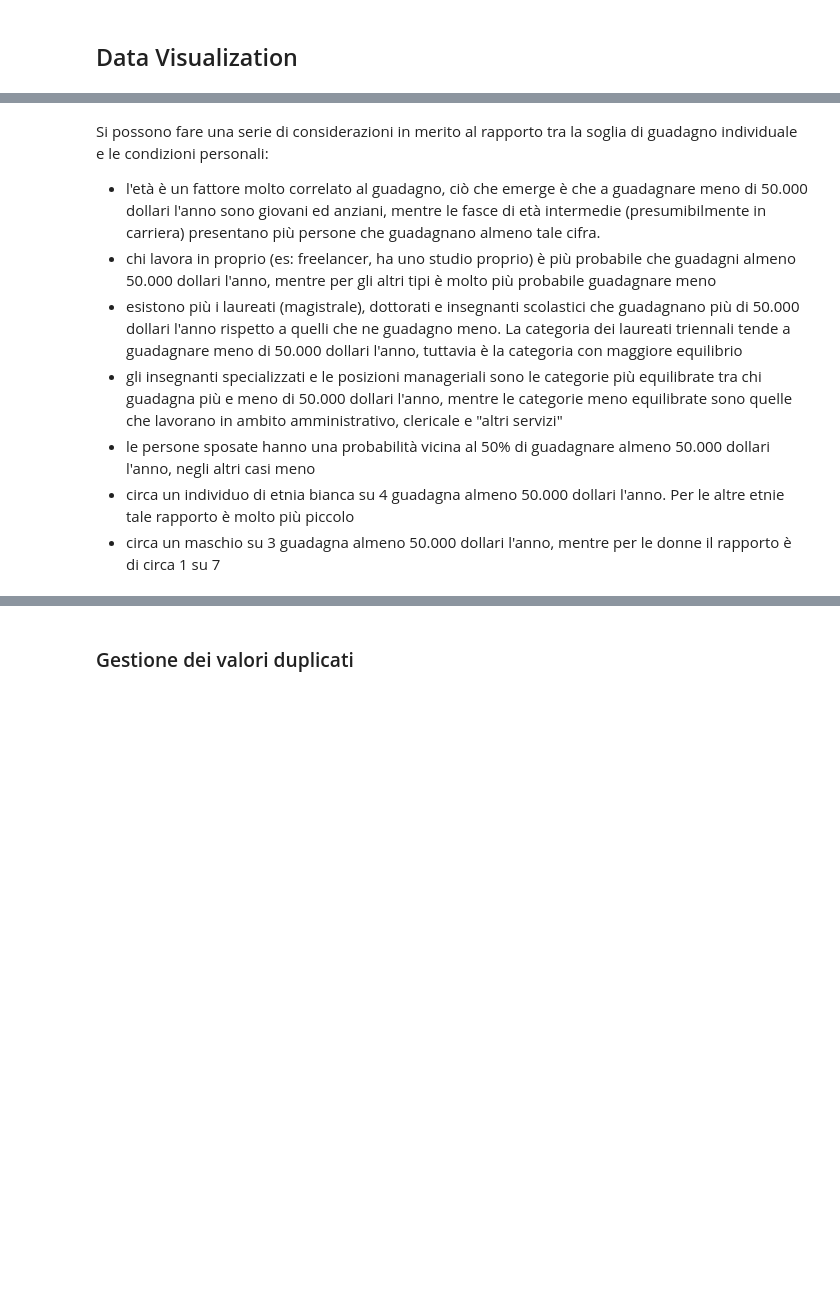
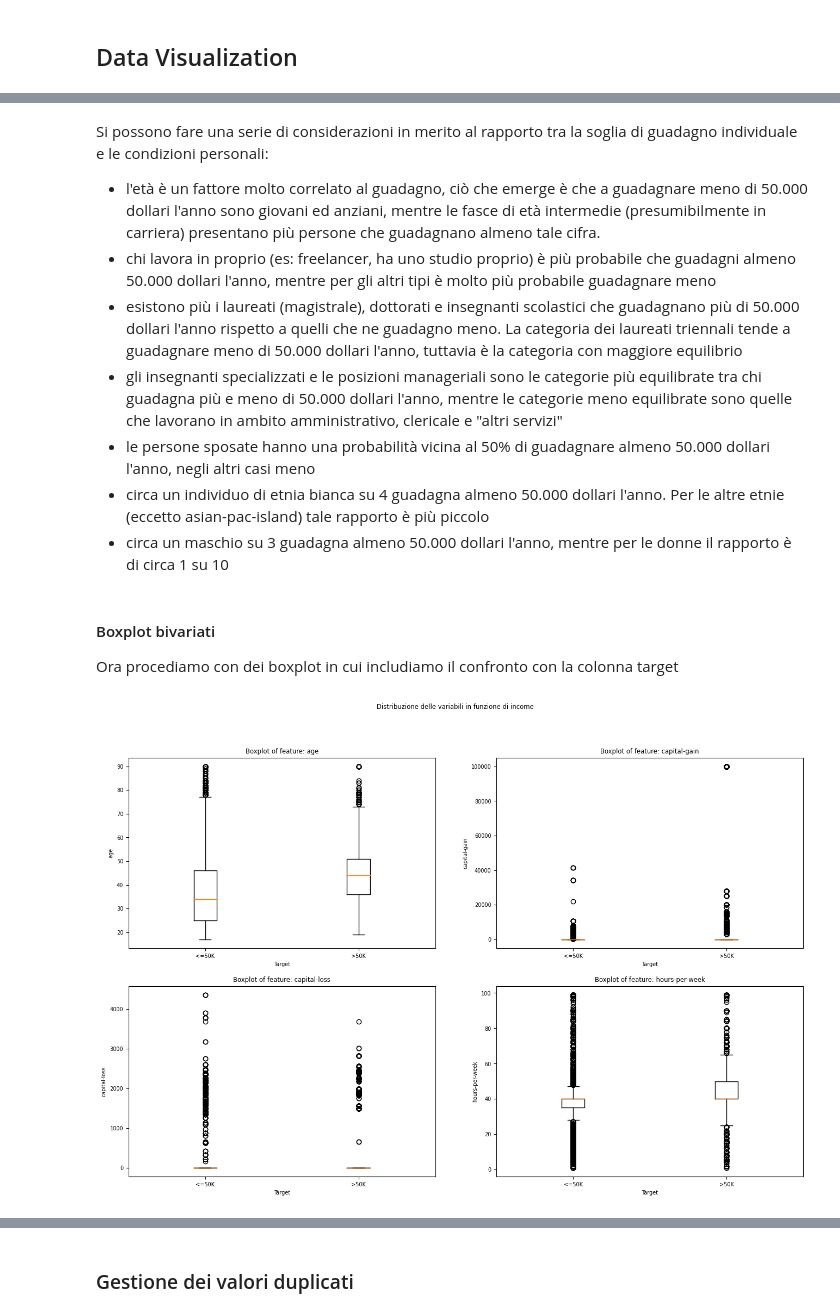
Before and after one commit to NicoSanse/ML_Project, a Jupyter notebook: Project.ipynb, the cells around one changed output, grey strips where cells are left out. Cells and saved outputs as stored; diff of their text form; code cells hidden in the pictures; blank space fills up the shorter version.

```diff
--- a/Project.ipynb
+++ b/Project.ipynb
@@ -384,0 +388,13 @@ plt.show()
+# %%
+def stats(x):
+    Coloumn_To_Aggregate=[x,'income']
+    temp_df = df.copy()
+    temp_df['income'] = temp_df['income'].replace({'<=50K.': '<=50K', '>50K.': '>50K'})
+    df6=pd.merge(temp_df.groupby(Coloumn_To_Aggregate).size().reset_index(name='ind_siz'),
+                 temp_df.groupby(Coloumn_To_Aggregate[:-1]).size().reset_index(name='Total'), on =Coloumn_To_Aggregate[:-1])
+    df6['Category_Percent']=round((df6['ind_siz']/df6['Total'])*100 ,2)
+    temp2=df6[[x,'income','Category_Percent']]
+    return temp2.pivot(columns=x,index='income')
+# %%
+for column in df.columns.drop(labels=['education-num', 'fnlwgt', 'income']):
+    display(stats(column))
@@ -389,5 +459,32 @@ Si possono fare una serie di considerazioni in merito al rapporto tra la soglia
  - esistono più i laureati (magistrale), dottorati e insegnanti scolastici che guadagnano più di 50.000 dollari l'anno rispetto a quelli che ne guadagno meno. La categoria dei laureati triennali tende a guadagnare meno di 50.000 dollari l'anno, tuttavia è la categoria con maggiore equilibrio
  - gli insegnanti specializzati e le posizioni manageriali sono le categorie più equilibrate tra chi guadagna più e meno di 50.000 dollari l'anno, mentre le categorie meno equilibrate sono quelle che lavorano in ambito amministrativo, clericale e "altri servizi"
  - le persone sposate hanno una probabilità vicina al 50% di guadagnare almeno 50.000 dollari l'anno, negli altri casi meno
- - circa un individuo di etnia bianca su 4 guadagna almeno 50.000 dollari l'anno. Per le altre etnie tale rapporto è molto più piccolo
- - circa un maschio su 3 guadagna almeno 50.000 dollari l'anno, mentre per le donne il rapporto è di circa 1 su 7
+ - circa un individuo di etnia bianca su 4 guadagna almeno 50.000 dollari l'anno. Per le altre etnie (eccetto asian-pac-island) tale rapporto è più piccolo
+ - circa un maschio su 3 guadagna almeno 50.000 dollari l'anno, mentre per le donne il rapporto è di circa 1 su 10
+# %% [markdown]
+#### Boxplot bivariati
+
+Ora procediamo con dei boxplot in cui includiamo il confronto con la colonna target
+# %%
+fig, axes = plt.subplots(nrows=2, ncols=2, figsize=(16, 10))
+fig.suptitle("Distribuzione delle variabili in funzione di income")
+
+i, j = 0, 0
+for column in df.select_dtypes(include=['int64', 'float64']).columns.drop(labels=['fnlwgt', 'education-num']):
+    feature_to_plot = {
+        '<=50K': df[df['income'].isin(['<=50K', '<=50K.'])][column],
+        '>50K': df[df['income'].isin(['>50K', '>50k.'])][column],
+    }
+
+    axes[i, j].boxplot(feature_to_plot.values(), labels=feature_to_plot.keys())
+    axes[i, j].set_title("Boxplot of feature: " + column)
+    axes[i, j].set_xlabel("Target")
+    axes[i, j].set_ylabel(column)
+    j += 1
+    if j == 2:
+        i += 1
+        j = 0
+
+plt.show()
+# %% [output]
+[figure, added]
```
Also changed, not shown: parts of 27 cells of this notebook.
